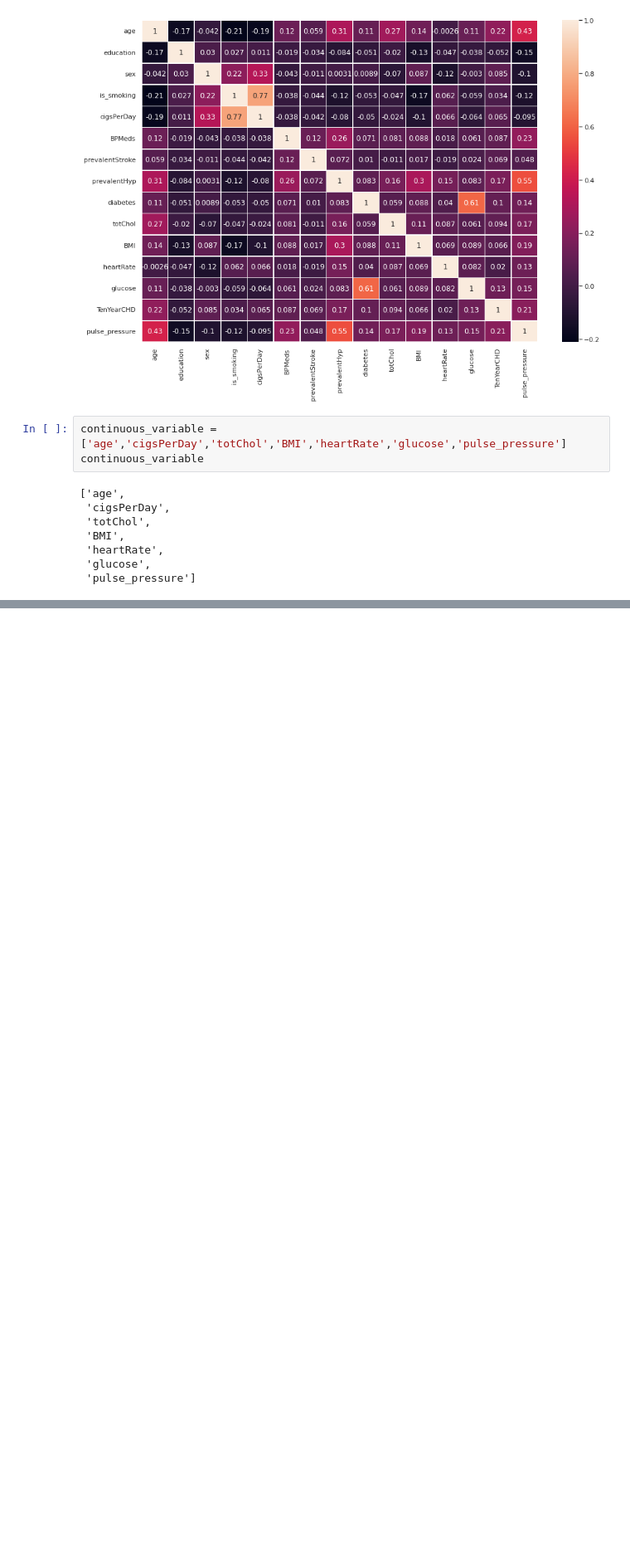
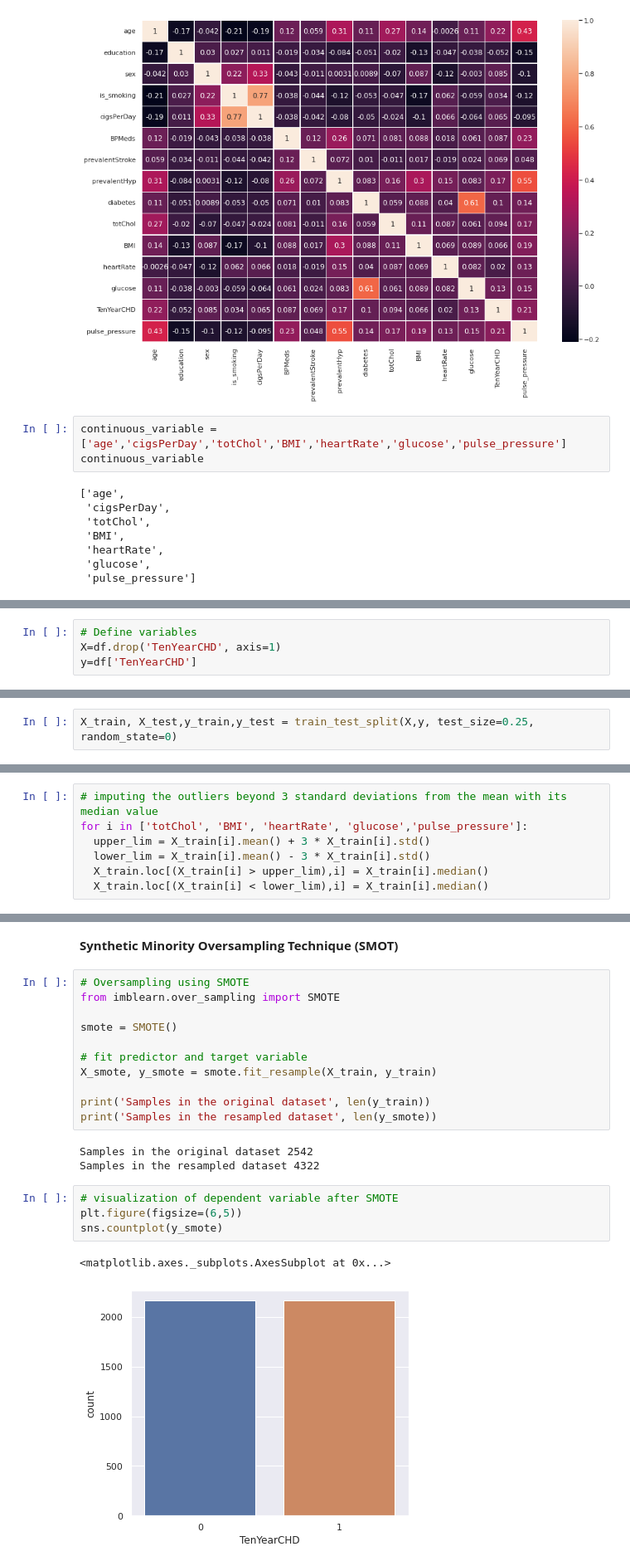
Before and after one commit to vir097/Cardiovascular-Risk-Prediction--Viral-Shewale, a Jupyter notebook: Cardiovascular_risk_prediction_Viral_Shewale.ipynb, the cells around one changed output, grey strips where cells are left out. Shown at 83% size. Drawn from its saved outputs; the diff is of its cells as text; blank space fills up the shorter version.

```diff
--- a/Cardiovascular_risk_prediction_Viral_Shewale.ipynb
+++ b/Cardiovascular_risk_prediction_Viral_Shewale.ipynb
@@ -653,0 +733,4 @@ continuous_variable
+# %%
+# Define variables
+X=df.drop('TenYearCHD', axis=1)
+y=df['TenYearCHD']
@@ -653,0 +741,2 @@ continuous_variable
+# %%
+X_train, X_test,y_train,y_test = train_test_split(X,y, test_size=0.25, random_state=0)
@@ -653,0 +786,7 @@ continuous_variable
+# %%
+# imputing the outliers beyond 3 standard deviations from the mean with its median value
+for i in ['totChol', 'BMI', 'heartRate', 'glucose','pulse_pressure']:
+  upper_lim = X_train[i].mean() + 3 * X_train[i].std()
+  lower_lim = X_train[i].mean() - 3 * X_train[i].std()
+  X_train.loc[(X_train[i] > upper_lim),i] = X_train[i].median()
+  X_train.loc[(X_train[i] < lower_lim),i] = X_train[i].median()
@@ -653,0 +802,23 @@ continuous_variable
+# %% [markdown]
+**Synthetic Minority Oversampling Technique (SMOT)**
+# %%
+# Oversampling using SMOTE
+from imblearn.over_sampling import SMOTE
+
+smote = SMOTE()
+
+# fit predictor and target variable
+X_smote, y_smote = smote.fit_resample(X_train, y_train)
+
+print('Samples in the original dataset', len(y_train))
+print('Samples in the resampled dataset', len(y_smote))
+# %% [output]
+Samples in the original dataset 2542
+Samples in the resampled dataset 4322
+# %%
+# visualization of dependent variable after SMOTE
+plt.figure(figsize=(6,5))
+sns.countplot(y_smote)
+# %% [output]
+<matplotlib.axes._subplots.AxesSubplot at 0x...>
+[figure, added]
```
Also changed, not shown: parts of 62 cells of this notebook.
